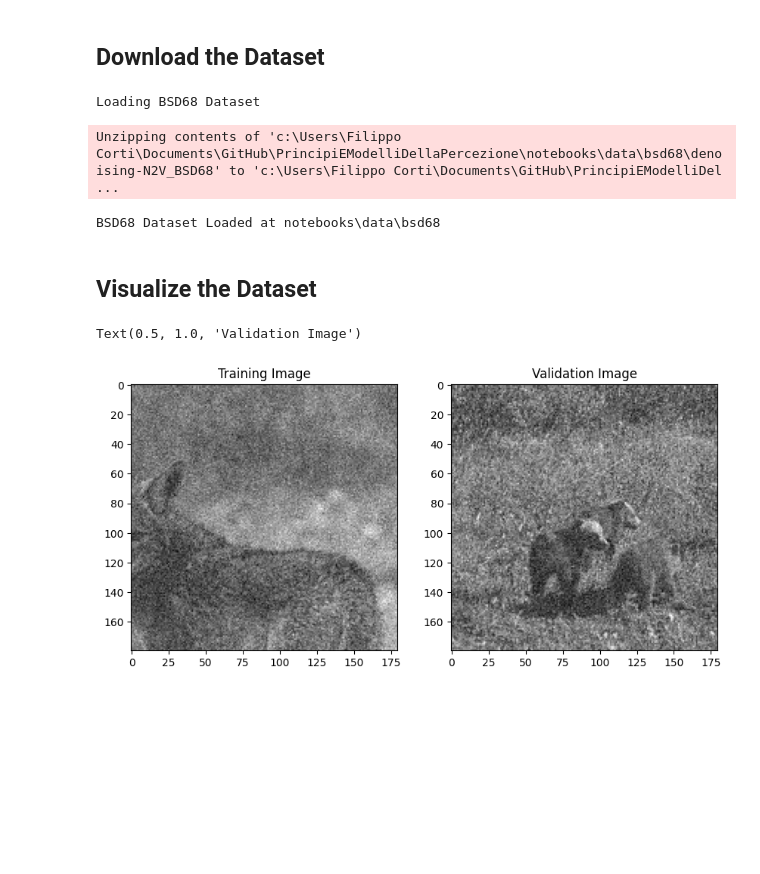
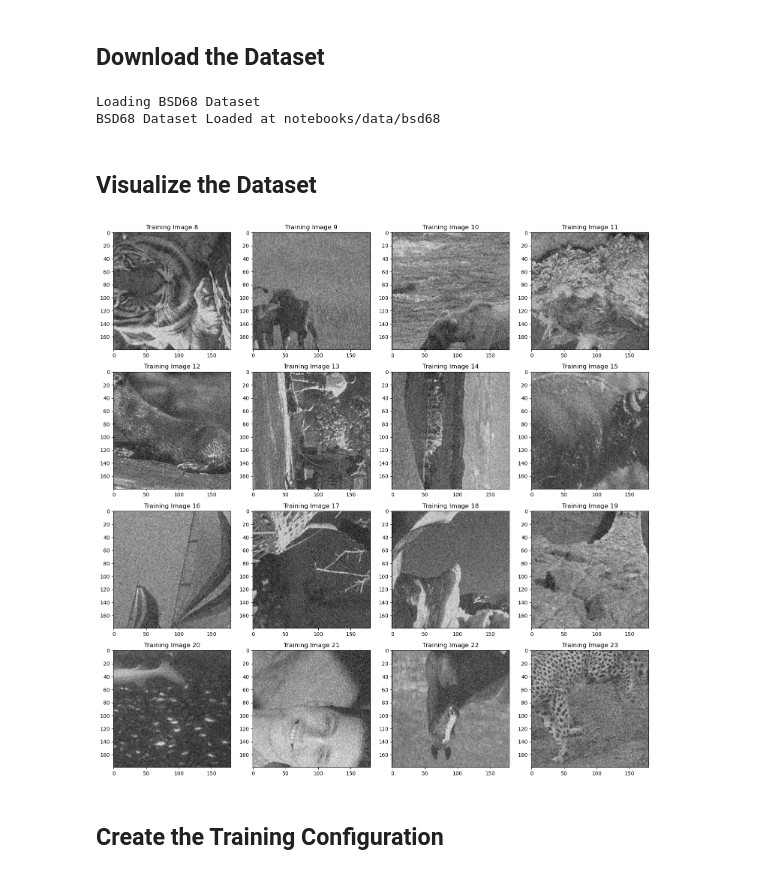
Before and after one commit to Filippo-Corti/PrincipiEModelliDellaPercezione, a Jupyter notebook: bsd68.ipynb, the cells around one changed output. Drawn from its saved outputs; the diff is of its cells as text; code cells hidden in the pictures; blank space fills up the shorter version.

Commit message:
Working on Notebooks

```diff
--- a/bsd68.ipynb
+++ b/bsd68.ipynb
@@ -2,37 +2,50 @@
 ## Download the Dataset
 # %%
 import tifffile
+import sys
+import os
+import numpy as np
+import matplotlib.pyplot as plt
 from pathlib import Path
-import sys
-import matplotlib.pyplot as plt
+from careamics import CAREamist
+from careamics.config import create_n2v_configuration
+from careamics.utils.metrics import scale_invariant_psnr
+
 sys.path.append('library')
 
 import library.dataset as dataset
-
-root_path = Path("notebooks/data/bsd68")
-dataset.load_bsd68_dataset(root_path)
-# %% [output]
-Loading BSD68 Dataset
-Unzipping contents of 'c:\Users\Filippo Corti\Documents\GitHub\PrincipiEModelliDellaPercezione\notebooks\data\bsd68\denoising-N2V_BSD68' to 'c:\Users\Filippo Corti\Documents\GitHub\PrincipiEModelliDel ...
-BSD68 Dataset Loaded at notebooks\data\bsd68
+# %%
+
+# Downlaod the Dataset
+root_path = Path("notebooks/data/bsd68")
+dataset.load_bsd68_dataset(root_path)
+
+# The Dataset is already split into Training, Validation, Testing and Grand Truths
+data_path = Path(root_path / "denoising-N2V_BSD68.unzip/BSD68_reproducibility_data")
+train_path = data_path / "train"
+val_path = data_path / "val"
+test_path = data_path / "test" / "images"
+gt_path = data_path / "test" / "gt"
+# %% [output]
+Loading BSD68 Dataset
+BSD68 Dataset Loaded at notebooks/data/bsd68
 # %% [markdown]
 ## Visualize the Dataset
-# %%
-data_path = Path(root_path / "denoising-N2V_BSD68.unzip/BSD68_reproducibility_data")
-train_path = data_path / "train"
-val_path = data_path / "val"
-test_path = data_path / "test" / "images"
-gt_path = data_path / "test" / "gt"
-
-
-single_train_image = tifffile.imread(next(iter(train_path.rglob("*.tiff"))))[0]
-single_val_image = tifffile.imread(next(iter(val_path.rglob("*.tiff"))))[0]
-
-fig, ax = plt.subplots(1, 2, figsize=(10, 5))
-ax[0].imshow(single_train_image, cmap="gray")
-ax[0].set_title("Training Image")
-ax[1].imshow(single_val_image, cmap="gray")
-ax[1].set_title("Validation Image")
-# %% [output]
-Text(0.5, 1.0, 'Validation Image')
-[figure, removed]
+# %%
+
+train_images = tifffile.imread(next(iter(train_path.rglob("*.tiff")))) # 3168 images
+val_images = tifffile.imread(next(iter(val_path.rglob("*.tiff"))))
+starting_index = 8 #Change this to show different images
+
+fig, axes = plt.subplots(nrows=4, ncols=4, figsize=(15, 15))
+
+for ax, idx in zip(axes.flat, range(starting_index, starting_index + 16)): #Couples the axes with the indexes
+    ax.imshow(train_images[idx], cmap="gray")
+    ax.set_title(f"Training Image {idx}")
+
+plt.tight_layout()
+plt.show()
+# %% [output]
+[figure, added]
+# %% [markdown]
+## Create the Training Configuration
```
Also changed, not shown: parts of 7 cells of this notebook, 2 other files.
